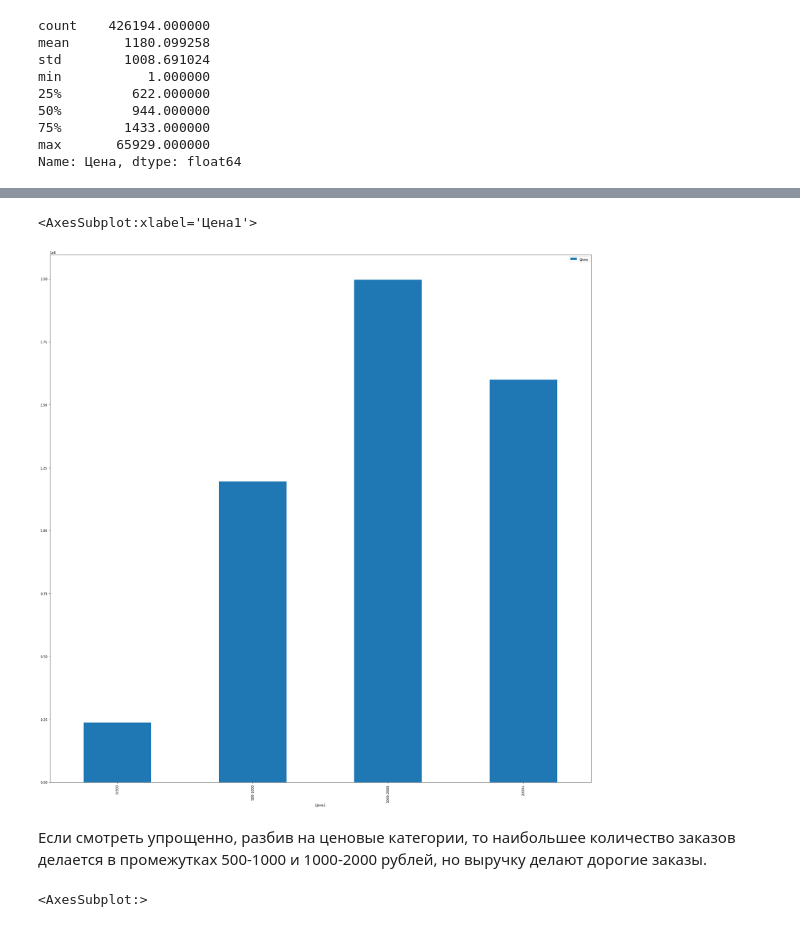
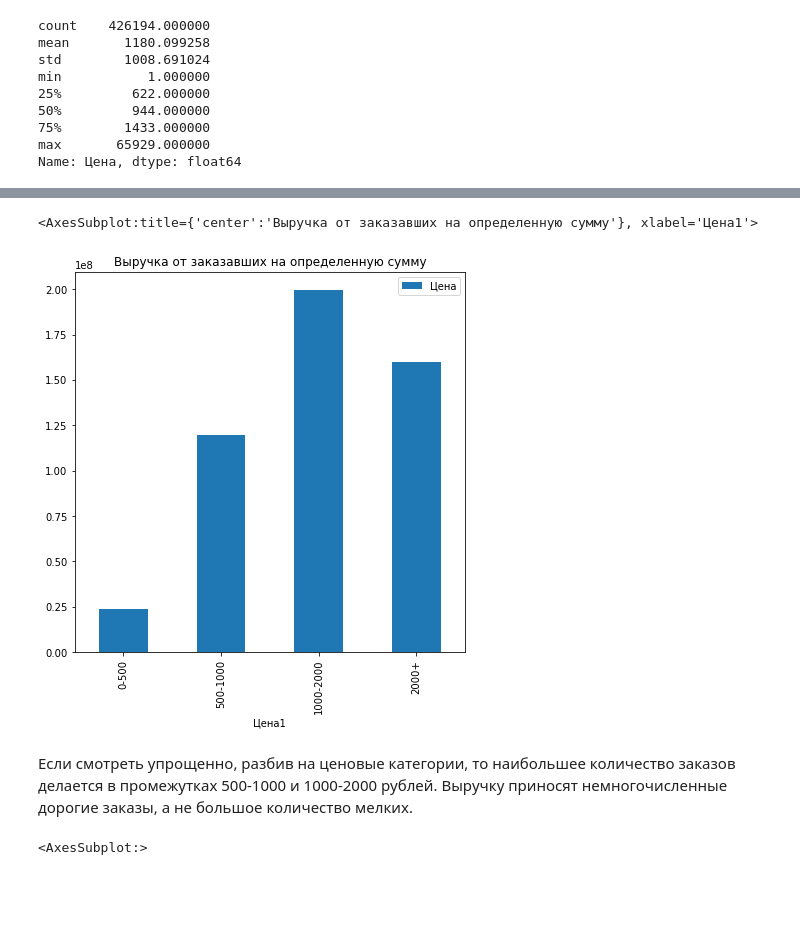
Before and after one commit to chern1/Projects-for-ed-main, a Jupyter notebook: EDA/EDA.ipynb, the cells around one changed output, grey strips where cells are left out. Cells and saved outputs as stored; diff of their text form; code cells hidden in the pictures; blank space fills up the shorter version.

```diff
--- a/EDA/EDA.ipynb
+++ b/EDA/EDA.ipynb
@@ -320,10 +319,10 @@ df['Цена1'].value_counts(normalize =True).plot(kind = "bar")
 # %%
-df.pivot_table('Цена', 'Цена1', aggfunc=(sum)).plot(kind = "bar")
+df.pivot_table('Цена', 'Цена1', aggfunc=(sum)).plot(kind = "bar", figsize=(7,7), title='Выручка от заказавших на определенную сумму')
 # %% [output]
-<AxesSubplot:xlabel='Цена1'>
+<AxesSubplot:title={'center':'Выручка от заказавших на определенную сумму'}, xlabel='Цена1'>
-[figure, old version]
+[figure, new version]
 # %% [markdown]
-Если смотреть упрощенно, разбив на ценовые категории, то  наибольшее количество заказов делается в промежутках 500-1000 и 1000-2000 рублей, но выручку делают дорогие заказы.
+Если смотреть упрощенно, разбив на ценовые категории, то наибольшее количество заказов делается в промежутках 500-1000 и 1000-2000 рублей. Выручку приносят немногочисленные дорогие заказы, а не большое количество мелких.
 # %%
 df['Цена'].round(-1).value_counts().sort_index(ascending=True)[df['Цена'].round(-1).value_counts() > 100].plot(kind = 'bar', figsize=(15, 10))
 # %% [output]
```
Also changed, not shown: parts of 57 cells of this notebook.
